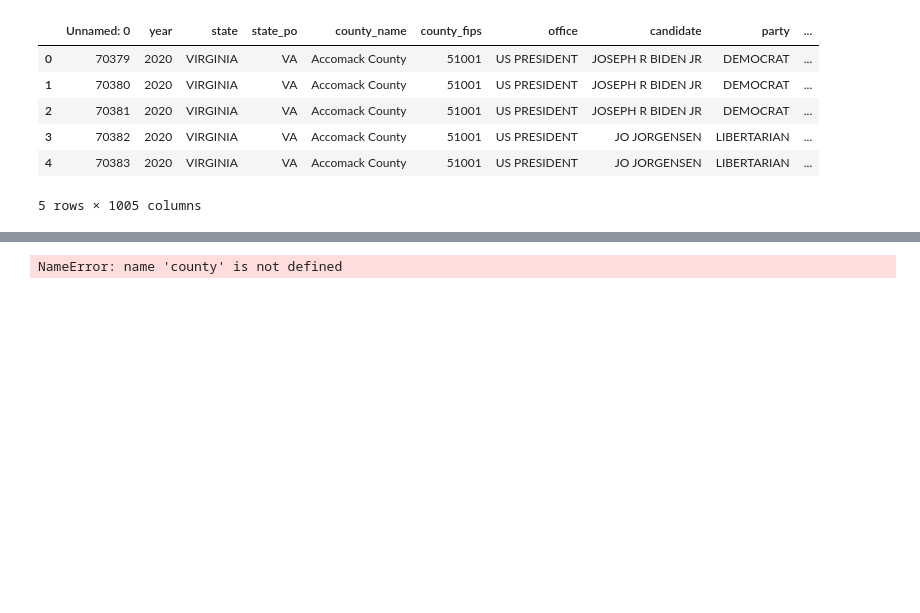
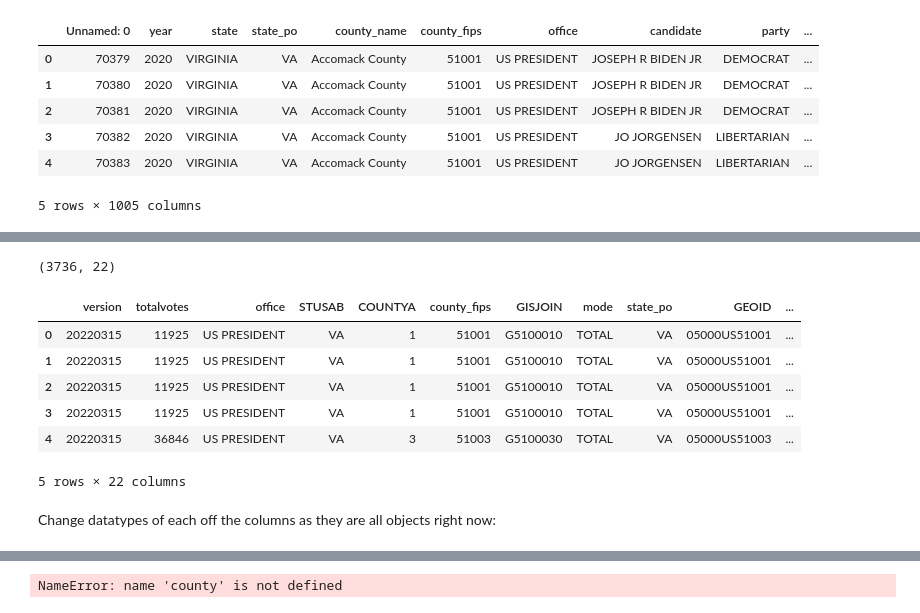
Before and after one commit to Catherine-Nguyen88/project_voting, a Jupyter notebook: Voting_Catherine's_Part.ipynb, the cells around one changed output, grey strips where cells are left out. Drawn from its saved outputs; the diff is of its cells as text; code cells hidden in the pictures; blank space fills up the shorter version.

```diff
--- a/Voting_Catherine's_Part.ipynb
+++ b/Voting_Catherine's_Part.ipynb
@@ -307,0 +358,18 @@ merged_2020.head(5)
+# %%
+#Combining all year voting data
+dfs = [merged_2000, merged_2004, merged_2008, merged_2012, merged_2016, merged_2020]
+
+#Finding common columns
+com_cols = set.intersection(*[set(df.columns) for df in dfs])
+
+#Same columns
+common = [df[list(com_cols)] for df in dfs]
+
+#Combining along row
+VA_estimates0 = pd.concat(common, ignore_index=True)
+print(VA_estimates0.shape)
+VA_estimates0.head()
+
+#Counting number of NA's
+na_counts = VA_estimates0.isna().sum()
+print(na_counts)
@@ -307,0 +394,21 @@ merged_2020.head(5)
+# %%
+#Dropping columns where all values are NA's
+VA_estimates = VA_estimates0.dropna(axis=1, how='all')
+print(VA_estimates.shape)
+
+VA_estimates.head()
+
+#Counting number of NA's
+#na_counts = VA_voting1.isna().sum()
+#print(na_counts)
+# %% [output]
+(3736, 22)
+|  | version | totalvotes | office | STUSAB | COUNTYA | county_fips | GISJOIN | mode | state_po | GEOID | ... |
+| 0 | 20220315 | 11925 | US PRESIDENT | VA | 1 | 51001 | G5100010 | TOTAL | VA | 05000US51001 | ... |
+| 1 | 20220315 | 11925 | US PRESIDENT | VA | 1 | 51001 | G5100010 | TOTAL | VA | 05000US51001 | ... |
+| 2 | 20220315 | 11925 | US PRESIDENT | VA | 1 | 51001 | G5100010 | TOTAL | VA | 05000US51001 | ... |
+| 3 | 20220315 | 11925 | US PRESIDENT | VA | 1 | 51001 | G5100010 | TOTAL | VA | 05000US51001 | ... |
+| 4 | 20220315 | 36846 | US PRESIDENT | VA | 3 | 51003 | G5100030 | TOTAL | VA | 05000US51003 | ... |
+5 rows × 22 columns
+# %% [markdown]
+Change datatypes of each off the columns as they are all objects right now:
```
Also changed, not shown: parts of 12 cells of this notebook.
